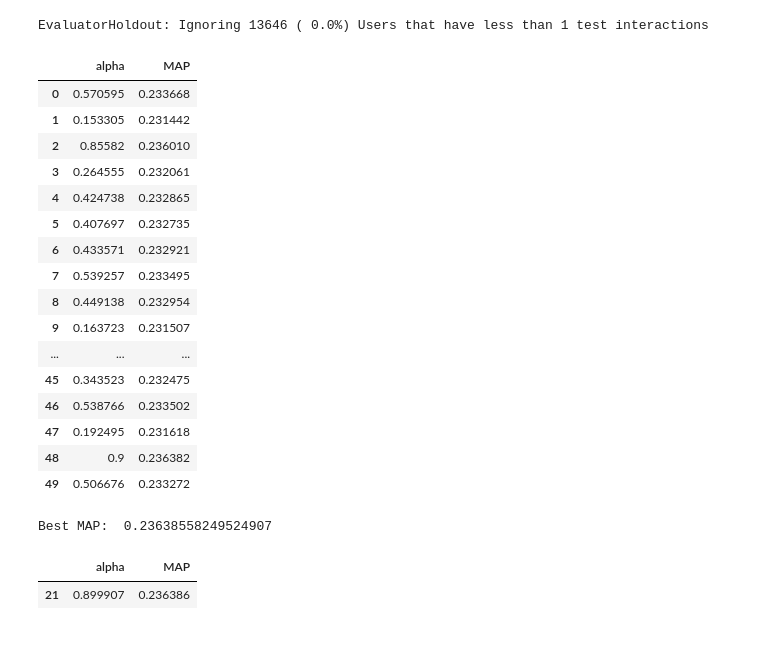
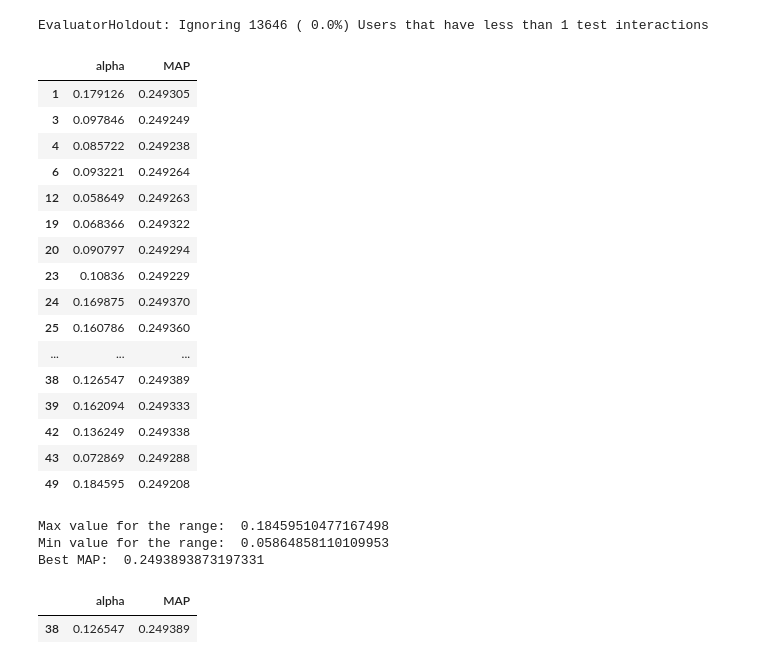
Before and after one commit to AlessioBray/Recommender-Systems-course-challenge, a Jupyter notebook: ScoreHybrid.ipynb, the cells around one changed output. Cells and saved outputs as stored; diff of their text form; code cells hidden in the pictures.

```diff
--- a/ScoreHybrid.ipynb
+++ b/ScoreHybrid.ipynb
@@ -49,43 +48,44 @@ EvaluatorHoldout: Ignoring 13646 ( 0.0%) Users that have less than 1 test intera
 # %%
 test_UserID_array = load_test_user_array()
 # %%
-output_folder_path = "result_experiments/ScoresHybrid_RP3beta_TopPop/"
+output_folder_path = "result_experiments/ScoresHybrid_RP3beta_SLIMElasticNet/"
 
 data_loader = DataIO(folder_path = output_folder_path)
-search_metadata = data_loader.load_data("RP3betaRecommender_UserKNNCFRecommender_metadata.zip")
-
+search_metadata = data_loader.load_data("RP3betaRecommender_SLIMElasticNetRecommender_metadata.zip")
 #search_metadata.keys()
 
 hyperparameters_df = search_metadata["hyperparameters_df"]
 result_on_validation_df = search_metadata["result_on_validation_df"]
 
 hyperparameters_df['MAP'] = result_on_validation_df['MAP'].values.tolist()
 
-threshold = 0.23
+threshold = 0.2492
 
 hyperparameters_df[hyperparameters_df['MAP'] > threshold]
-#print('Max value for the range: ', max(hyperparameters_df[hyperparameters_df['MAP'] > threshold].topK))
-#print('Min value for the range: ', min(hyperparameters_df[hyperparameters_df['MAP'] > threshold].topK))
+print('Max value for the range: ', max(hyperparameters_df[hyperparameters_df['MAP'] > threshold].alpha))
+print('Min value for the range: ', min(hyperparameters_df[hyperparameters_df['MAP'] > threshold].alpha))
 print('Best MAP: ', max(hyperparameters_df['MAP']))
 hyperparameters_df[max(hyperparameters_df['MAP']) == hyperparameters_df['MAP']]
 # %% [output]
 |  | alpha | MAP |
-| 0 | 0.570595 | 0.233668 |
-| 1 | 0.153305 | 0.231442 |
-| 2 | 0.85582 | 0.236010 |
-| 3 | 0.264555 | 0.232061 |
-| 4 | 0.424738 | 0.232865 |
-| 5 | 0.407697 | 0.232735 |
-| 6 | 0.433571 | 0.232921 |
-| 7 | 0.539257 | 0.233495 |
-| 8 | 0.449138 | 0.232954 |
-| 9 | 0.163723 | 0.231507 |
+| 1 | 0.179126 | 0.249305 |
+| 3 | 0.097846 | 0.249249 |
+| 4 | 0.085722 | 0.249238 |
+| 6 | 0.093221 | 0.249264 |
+| 12 | 0.058649 | 0.249263 |
+| 19 | 0.068366 | 0.249322 |
+| 20 | 0.090797 | 0.249294 |
+| 23 | 0.10836 | 0.249229 |
+| 24 | 0.169875 | 0.249370 |
+| 25 | 0.160786 | 0.249360 |
 | ... | ... | ... |
-| 45 | 0.343523 | 0.232475 |
-| 46 | 0.538766 | 0.233502 |
-| 47 | 0.192495 | 0.231618 |
-| 48 | 0.9 | 0.236382 |
-| 49 | 0.506676 | 0.233272 |
+| 38 | 0.126547 | 0.249389 |
+| 39 | 0.162094 | 0.249333 |
+| 42 | 0.136249 | 0.249338 |
+| 43 | 0.072869 | 0.249288 |
+| 49 | 0.184595 | 0.249208 |
-Best MAP:  0.23638558249524907
+Max value for the range:  0.18459510477167498
+Min value for the range:  0.05864858110109953
+Best MAP:  0.2493893873197331
 |  | alpha | MAP |
-| 21 | 0.899907 | 0.236386 |
+| 38 | 0.126547 | 0.249389 |
```
Also changed, not shown: parts of 9 cells of this notebook, 18 other files.
